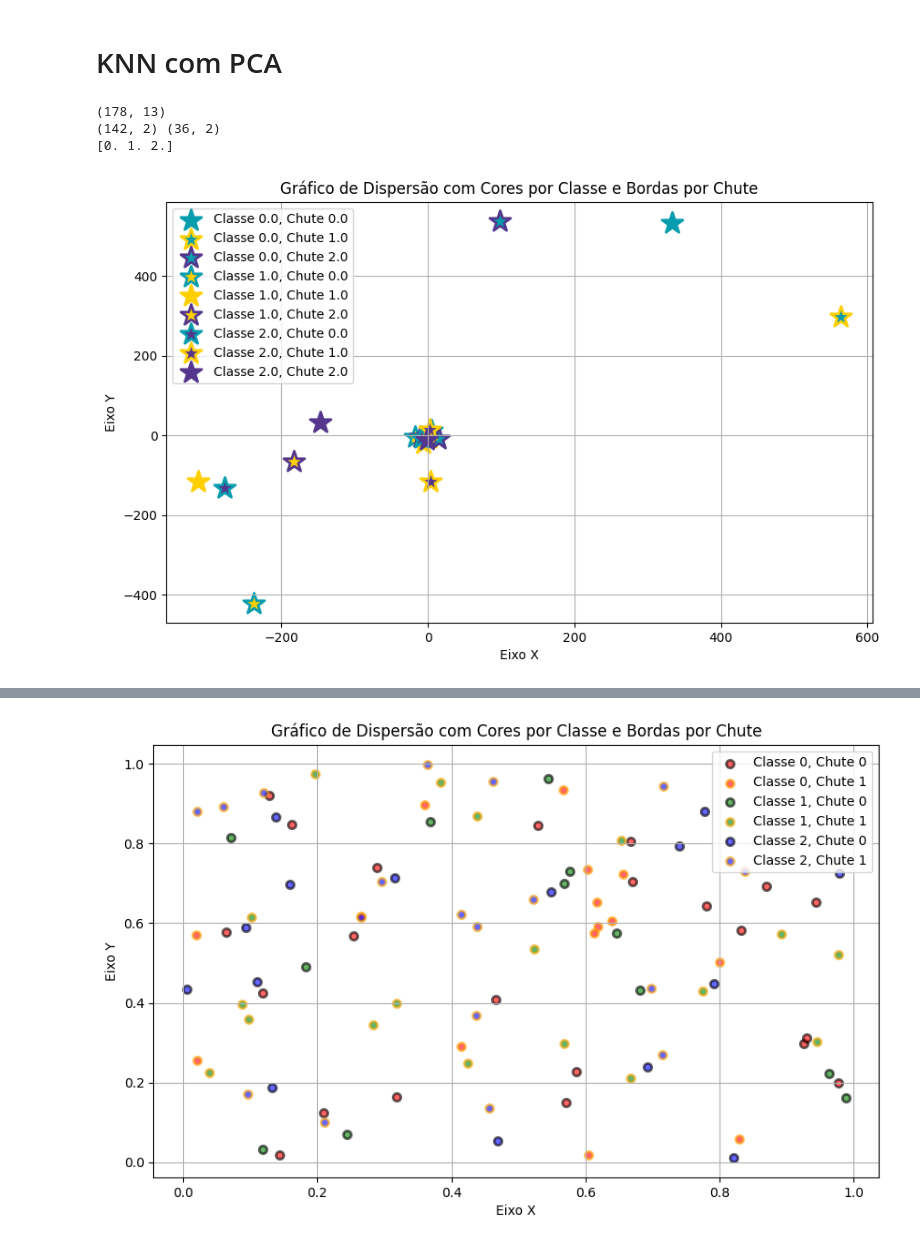
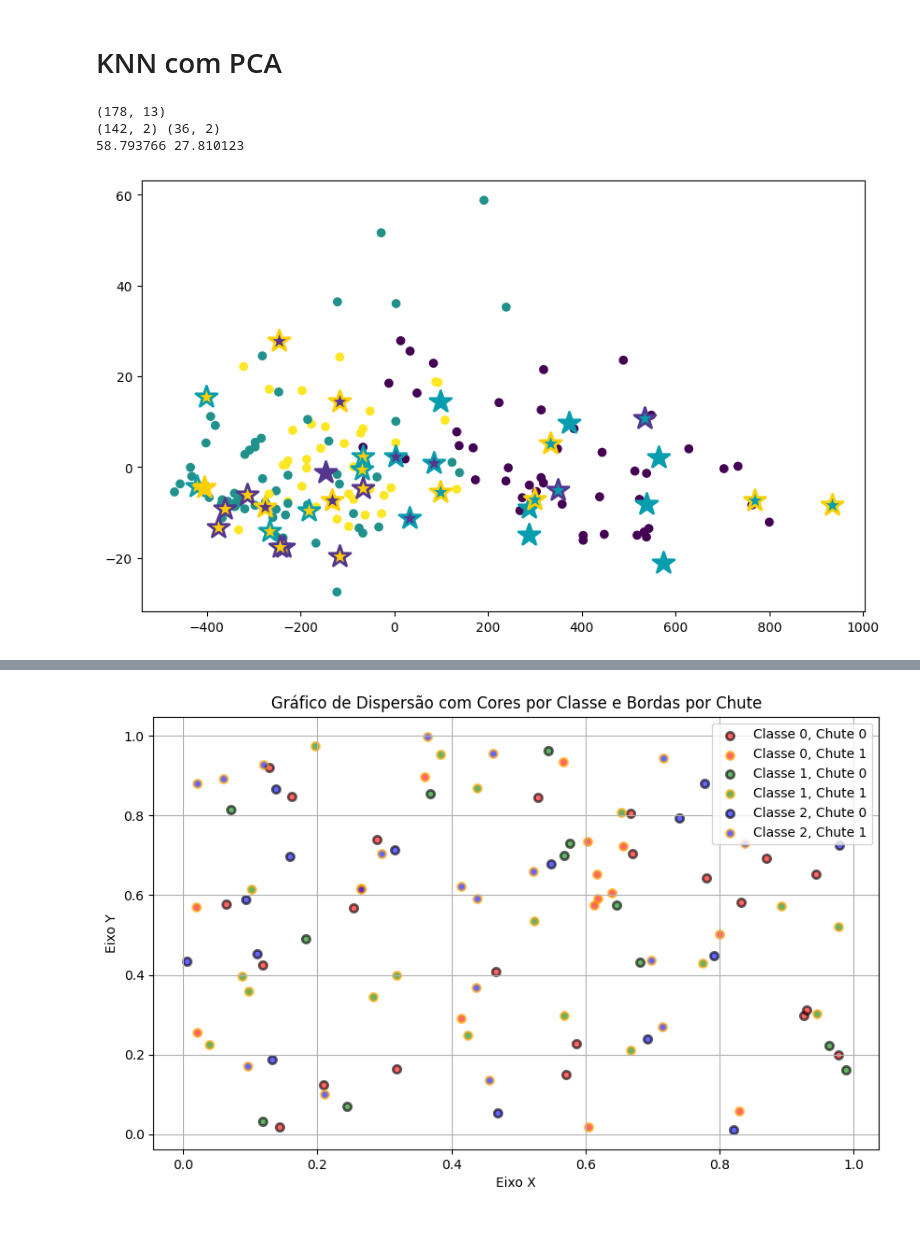
Before and after one commit to salocinrevenge/AlgeLin-ML, a Jupyter notebook: tarefa1.ipynb, the cells around one changed output, grey strips where cells are left out. Drawn from its saved outputs; the diff is of its cells as text; code cells hidden in the pictures.

```diff
--- a/tarefa1.ipynb
+++ b/tarefa1.ipynb
@@ -319,61 +319,50 @@ A matriz é uma matriz de projeção, pois P^T = P, ou seja, é simétrica
 # %%
 concatenado = jnp.concatenate((X_train, X_test), axis=0)
 print(concatenado.shape)
 
 # calcula o pca
 pca_vec_conc = pca(concatenado, 2)
 
 pca_train, pca_test = pca_vec_conc[:X_train.shape[0]], pca_vec_conc[X_train.shape[0]:]
 print(pca_train.shape, pca_test.shape)
 
 """
 cores = {0:'#069DAE', 1: '#FFCF00', 2:'#54378D'}
 # deixa o plot maior
 plt.figure(figsize=(10, 7))
 #plota pca_train com bolinhas e suas classes
 plt.scatter(pca_train[:, 0], pca_train[:, 1], c=y_train_original)
 # plota pca_test com * e suas classes, alem de borda e tamanho 10
 plt.sca
 plt.scatter(pca_test[:, 0], pca_test[:, 1], c=y_test_original, marker='*', edgecolors="black", linewidth=1, s=300)
 plt.show()
 # printa as cores usadas
 """
 
 
+def plot(x_train, y_train, x_test, y_test, chutes):
+    print(x_train[:, 1].max(), x_test[:,1].max())
+    cores = {0.0:'#069DAE', 1.0: '#FFCF00', 2.0:'#54378D'}
+    # Criar o gráfico de dispersão
+    plt.figure(figsize=(10, 6))
+    plt.scatter(x_train[:, 0], x_train[:, 1], c=y_train)
+    for c in np.unique(y_test):
+        for ch in np.unique(chutes):
+            mask = jnp.array((y_test == c) & (chutes == ch))
+            # if jnp.sum(mask) == 0:
+            #     continue
+            plt.scatter(x_test[mask,0], x_test[mask,1],
+                        color=cores[c],
+                        edgecolor=cores[ch],
+                        linewidth=2,
+                        alpha=1.0, marker='*', s=300)
 
-cores = {0.0:'#069DAE', 1.0: '#FFCF00', 2.0:'#54378D'}
-# cores = {0: 'red', 1: 'green', 2: 'blue'}
+    plt.show()
 
-np.random.seed(42)
 chutes = np.random.randint(0, 3, y_test_original.shape[0]).astype(float)
-print(np.unique(chutes))
-
-# Criar o gráfico de dispersão
-plt.figure(figsize=(10, 6))
-#plt.scatter(pca_train[:, 0], pca_train[:, 1], c=y_train_original)
-for c in np.unique(y_test_original):
-
-    for ch in np.unique(chutes):
-
-        mask = jnp.array((y_test_original == c) & (chutes == ch))
-        # se mascara vazia pula
-        if jnp.sum(mask) == 0:
-            continue
-        plt.scatter(pca_test[mask][0], pca_test[mask][1],
-                    color=cores[c],
-                    edgecolor=cores[ch],
-                    linewidth=2,
-                    label=f'Classe {c}, Chute {ch}',
-                    alpha=1.0, marker='*', s=300)
-
-plt.title('Gráfico de Dispersão com Cores por Classe e Bordas por Chute')
-plt.xlabel('Eixo X')
-plt.ylabel('Eixo Y')
-plt.legend()
-plt.grid()
-plt.show()
+plot(pca_train, y_train_original, pca_test, y_test_original, chutes)
 # %% [output]
 (178, 13)
 (142, 2) (36, 2)
-[0. 1. 2.]
+58.793766 27.810123
-[figure, old version]
+[figure, new version]
```
Also changed, not shown: parts of 1 cell of this notebook.
